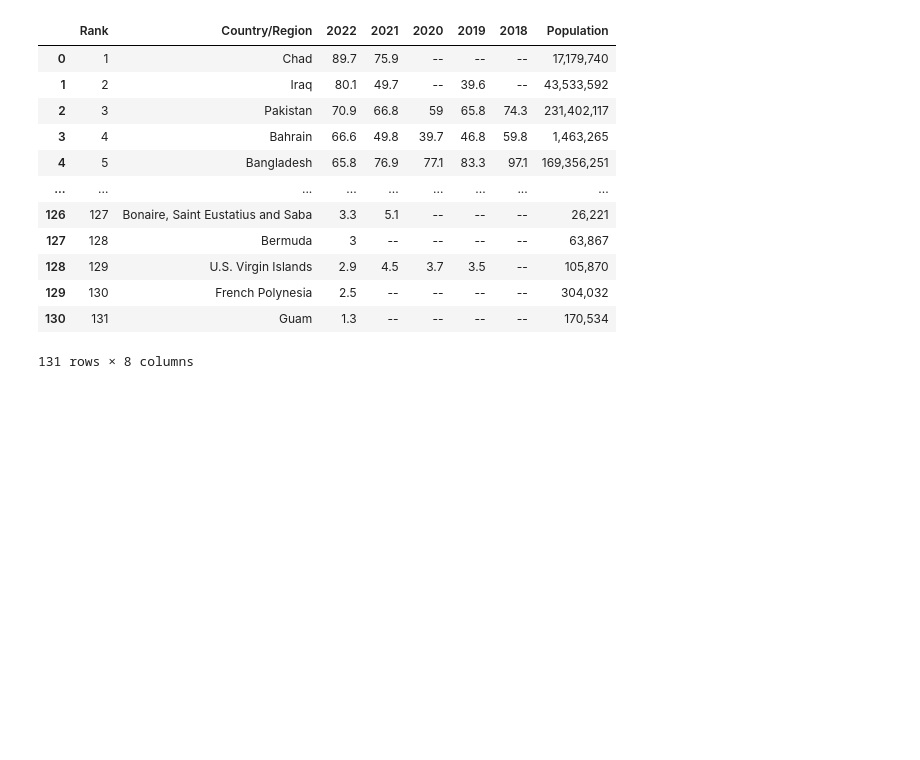
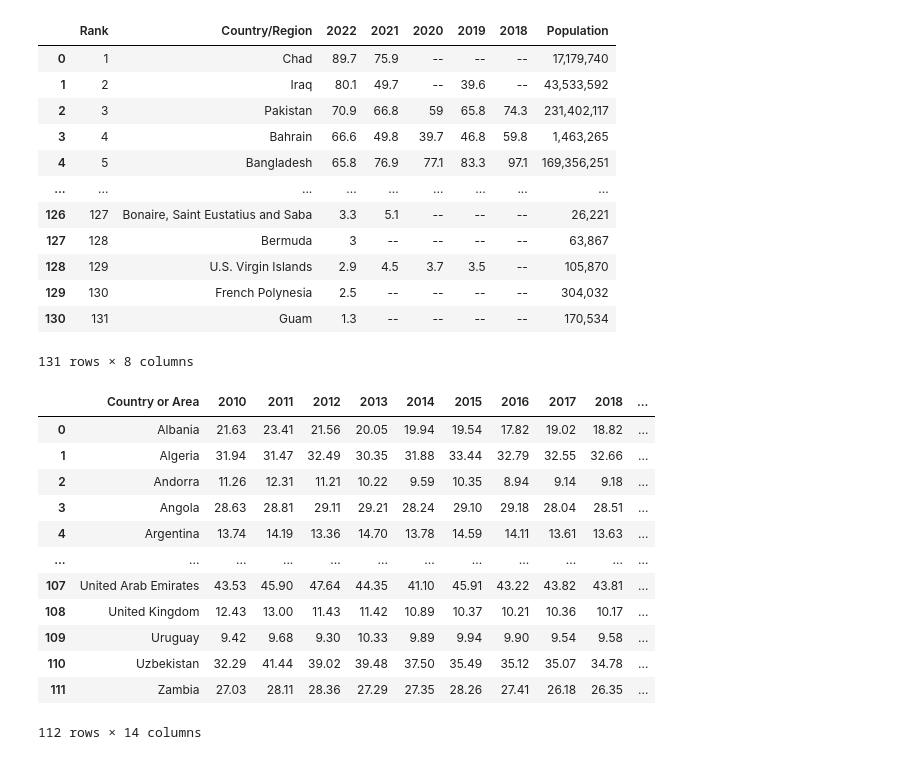
Before and after one commit to BrianRiera/CA_Database-Analytics, a Jupyter notebook: air_pollution..ipynb, the cells around one changed output. Cells and saved outputs as stored; diff of their text form; code cells hidden in the pictures; blank space fills up the shorter version.

```diff
--- a/air_pollution..ipynb
+++ b/air_pollution..ipynb
@@ -56,8 +175,8 @@ for row in root.findall('.//rows/row'):
     row_data = [cell.text for cell in row.findall('.//cell')]
     data.append(row_data)
 
-air_poll_df = pd.DataFrame(data, columns=headings)
-air_poll_df
+air_poll_19_22 = pd.DataFrame(data, columns=headings)
+air_poll_19_22
 # %% [output]
 |  | Rank | Country/Region | 2022 | 2021 | 2020 | 2019 | 2018 | Population |
 | 0 | 1 | Chad | 89.7 | 75.9 | -- | -- | -- | 17,179,740 |
@@ -72,4 +191,24 @@ air_poll_df
 | 129 | 130 | French Polynesia | 2.5 | -- | -- | -- | -- | 304,032 |
 | 130 | 131 | Guam | 1.3 | -- | -- | -- | -- | 170,534 |
 131 rows × 8 columns
+# %%
+air_poll_df = air_poll_10_19.merge(air_poll_19_22[['Country/Region', '2020', '2021', '2022']],
+                                 left_on='Country or Area', right_on='Country/Region', how='inner')
+
+air_poll_df = air_poll_df.drop(columns='Country/Region')
+air_poll_df
+# %% [output]
+|  | Country or Area | 2010 | 2011 | 2012 | 2013 | 2014 | 2015 | 2016 | 2017 | 2018 | ... |
+| 0 | Albania | 21.63 | 23.41 | 21.56 | 20.05 | 19.94 | 19.54 | 17.82 | 19.02 | 18.82 | ... |
+| 1 | Algeria | 31.94 | 31.47 | 32.49 | 30.35 | 31.88 | 33.44 | 32.79 | 32.55 | 32.66 | ... |
+| 2 | Andorra | 11.26 | 12.31 | 11.21 | 10.22 | 9.59 | 10.35 | 8.94 | 9.14 | 9.18 | ... |
+| 3 | Angola | 28.63 | 28.81 | 29.11 | 29.21 | 28.24 | 29.10 | 29.18 | 28.04 | 28.51 | ... |
+| 4 | Argentina | 13.74 | 14.19 | 13.36 | 14.70 | 13.78 | 14.59 | 14.11 | 13.61 | 13.63 | ... |
+| ... | ... | ... | ... | ... | ... | ... | ... | ... | ... | ... | ... |
+| 107 | United Arab Emirates | 43.53 | 45.90 | 47.64 | 44.35 | 41.10 | 45.91 | 43.22 | 43.82 | 43.81 | ... |
+| 108 | United Kingdom | 12.43 | 13.00 | 11.43 | 11.42 | 10.89 | 10.37 | 10.21 | 10.36 | 10.17 | ... |
+| 109 | Uruguay | 9.42 | 9.68 | 9.30 | 10.33 | 9.89 | 9.94 | 9.90 | 9.54 | 9.58 | ... |
+| 110 | Uzbekistan | 32.29 | 41.44 | 39.02 | 39.48 | 37.50 | 35.49 | 35.12 | 35.07 | 34.78 | ... |
+| 111 | Zambia | 27.03 | 28.11 | 28.36 | 27.29 | 27.35 | 28.26 | 27.41 | 26.18 | 26.35 | ... |
+112 rows × 14 columns
 # %%
```
Also changed, not shown: parts of 11 cells of this notebook, 4 other files.
